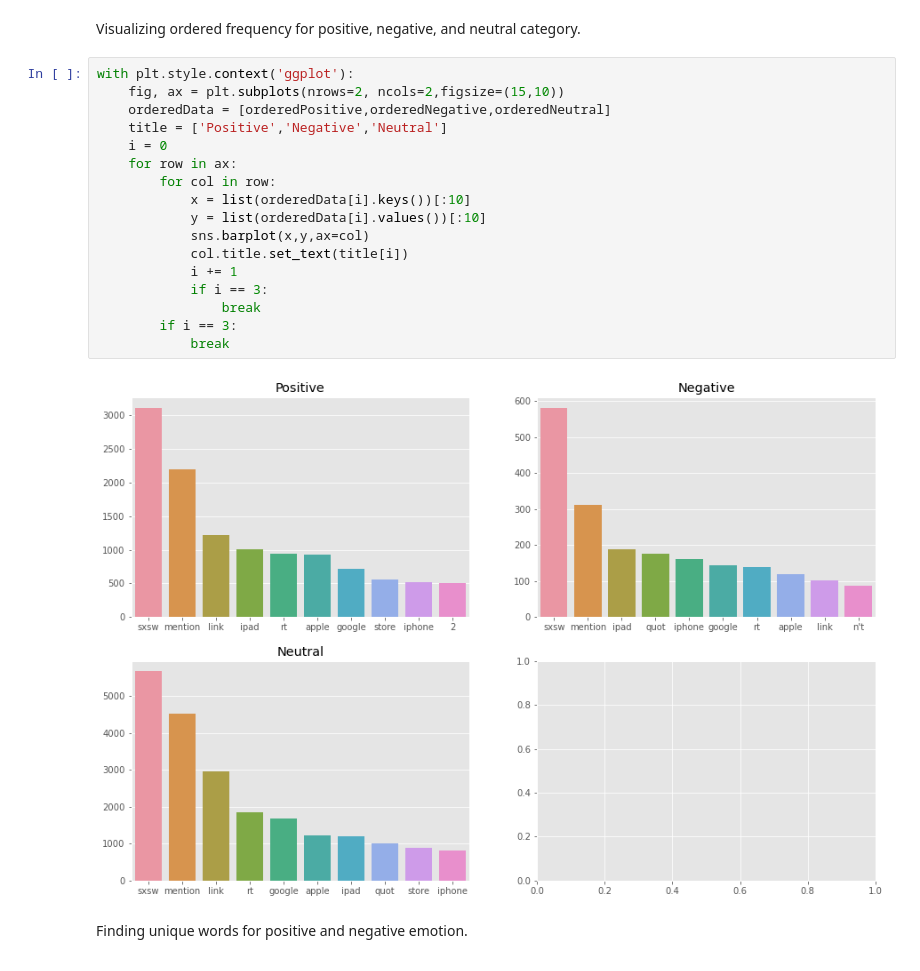
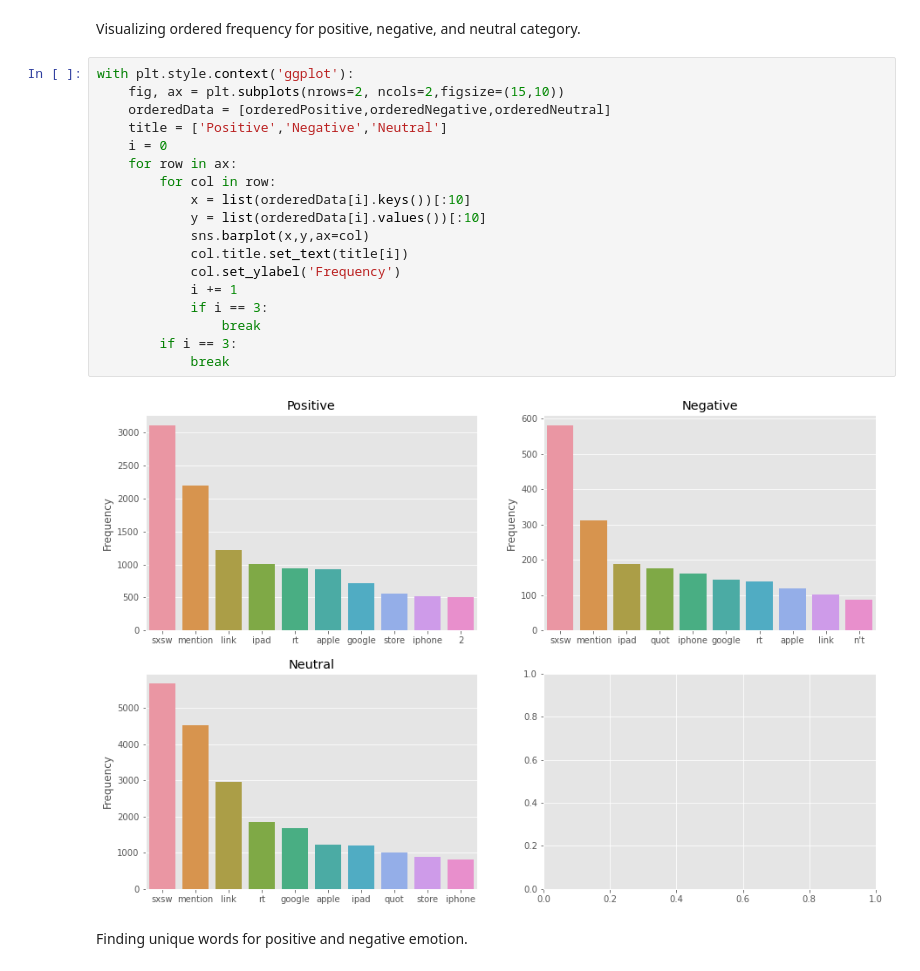
Before and after one commit to AColocho/Tweet_sentiment, a Jupyter notebook: analysis.ipynb, the cells around one changed output. Saved outputs shown, nothing was run; the diff lists cells and outputs as text.

```diff
--- a/analysis.ipynb
+++ b/analysis.ipynb
@@ -180,22 +173,23 @@ Visualizing ordered frequency for positive, negative, and neutral category.
 # %%
 with plt.style.context('ggplot'):
     fig, ax = plt.subplots(nrows=2, ncols=2,figsize=(15,10))
     orderedData = [orderedPositive,orderedNegative,orderedNeutral]
     title = ['Positive','Negative','Neutral']
     i = 0
     for row in ax:
         for col in row:
             x = list(orderedData[i].keys())[:10]
             y = list(orderedData[i].values())[:10]
             sns.barplot(x,y,ax=col)
             col.title.set_text(title[i])
+            col.set_ylabel('Frequency')
             i += 1
             if i == 3:
                 break
         if i == 3:
             break
 # %% [output]
-[figure, old version]
+[figure, new version]
 # %% [markdown]
 Finding unique words for positive and negative emotion.
 # %%
```
Also changed, not shown: parts of 81 cells of this notebook, 7 other files.
